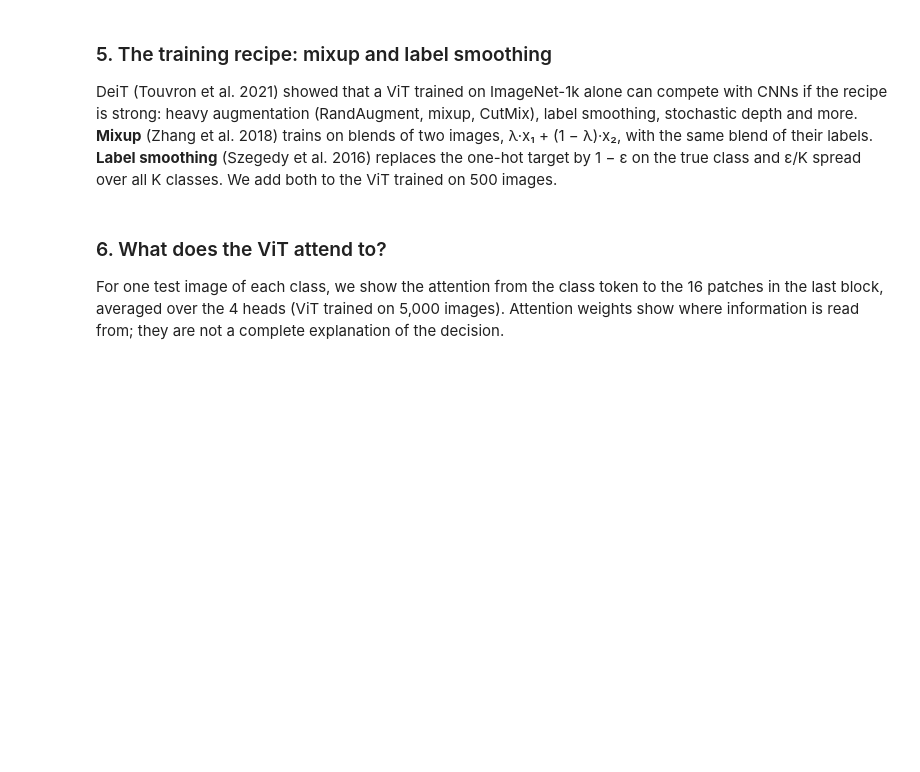
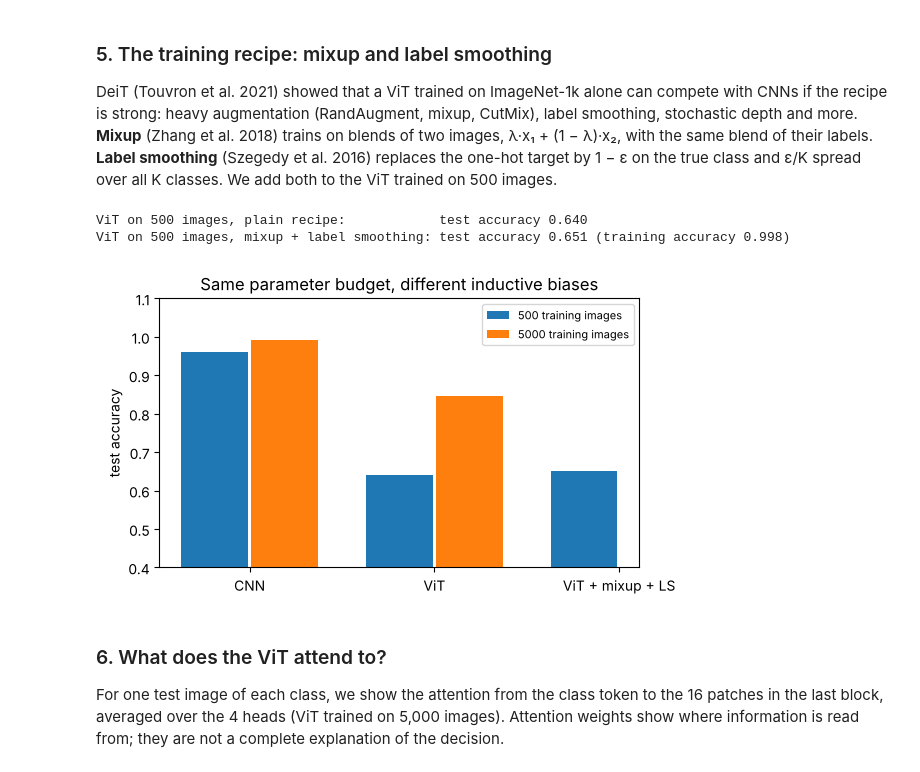
Before and after one commit to motiur/onlineCourses, a Jupyter notebook: Course_9_Ten_Years_of_Deep_Learning_Ideas/notebooks/s04_vision_transformers.ipynb, the cells around one changed output. Cells and saved outputs as stored; diff of their text form; code cells hidden in the pictures; blank space fills up the shorter version.

```diff
--- a/Course_9_Ten_Years_of_Deep_Learning_Ideas/notebooks/s04_vision_transformers.ipynb
+++ b/Course_9_Ten_Years_of_Deep_Learning_Ideas/notebooks/s04_vision_transformers.ipynb
@@ -159,17 +172,21 @@ DeiT (Touvron et al. 2021) showed that a ViT trained on ImageNet-1k alone can co
 # %%
 _, acc_mix, train_mix = train(TinyViT, 500, mix=True)
 results[("ViT + mixup + LS", 500)] = acc_mix
 print(f"ViT on 500 images, plain recipe:            test accuracy {results[('ViT', 500)]:.3f}")
 print(f"ViT on 500 images, mixup + label smoothing: test accuracy {acc_mix:.3f} (training accuracy {train_mix:.3f})")
 
 names = ["CNN", "ViT", "ViT + mixup + LS"]
 fig, ax = plt.subplots(figsize=(6, 3.5))
 for j, n in enumerate([500, 5000]):
     vals = [results.get((nm, n), np.nan) for nm in names]
     ax.bar(np.arange(3) + 0.38 * j, vals, width=0.36, label=f"{n} training images")
 ax.set_xticks(np.arange(3) + 0.19, names)
-ax.set(ylim=(0.4, 1.0), ylabel="test accuracy", title="Same parameter budget, different inductive biases")
-ax.legend(fontsize=8); plt.tight_layout(); plt.show()
+ax.set(ylim=(0.4, 1.1), ylabel="test accuracy", title="Same parameter budget, different inductive biases")
+ax.legend(fontsize=8, loc="upper right"); plt.tight_layout(); plt.show()
+# %% [output]
+ViT on 500 images, plain recipe:            test accuracy 0.640
+ViT on 500 images, mixup + label smoothing: test accuracy 0.651 (training accuracy 0.998)
+[figure, added]
 # %% [markdown]
 ### 6. What does the ViT attend to?
 For one test image of each class, we show the attention from the class token to the 16 patches in the last block, averaged over the 4 heads (ViT trained on 5,000 images). Attention weights show where information is read from; they are not a complete explanation of the decision.
```
Also changed, not shown: parts of 8 cells of this notebook, 5 other files.
